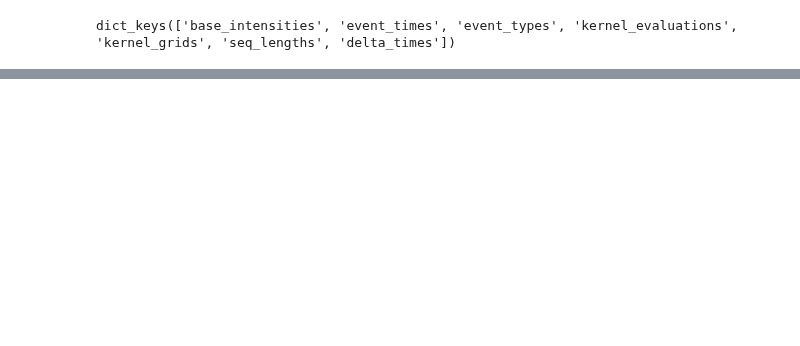
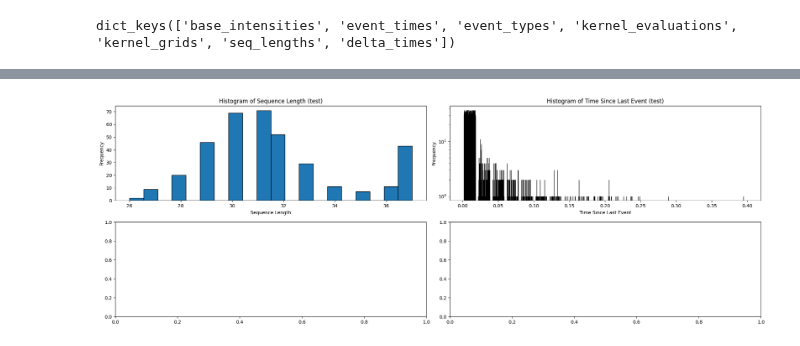
Before and after one commit to FIM4Science/OpenFIM, a Jupyter notebook: notebooks/hawkes/synthetic_datasets_stats.ipynb, the cells around one changed output, grey strips where cells are left out. Cells and saved outputs as stored; diff of their text form; code cells hidden in the pictures; blank space fills up the shorter version.

```diff
--- a/notebooks/hawkes/synthetic_datasets_stats.ipynb
+++ b/notebooks/hawkes/synthetic_datasets_stats.ipynb
@@ -251,0 +250,4 @@ plot_stats(data[2], splits=['test'])
+# %%
+plot_stats(data[3], splits=['test'])
+# %% [output]
+[figure, added]
```
Also changed, not shown: parts of 10 cells of this notebook, 3 other files.
